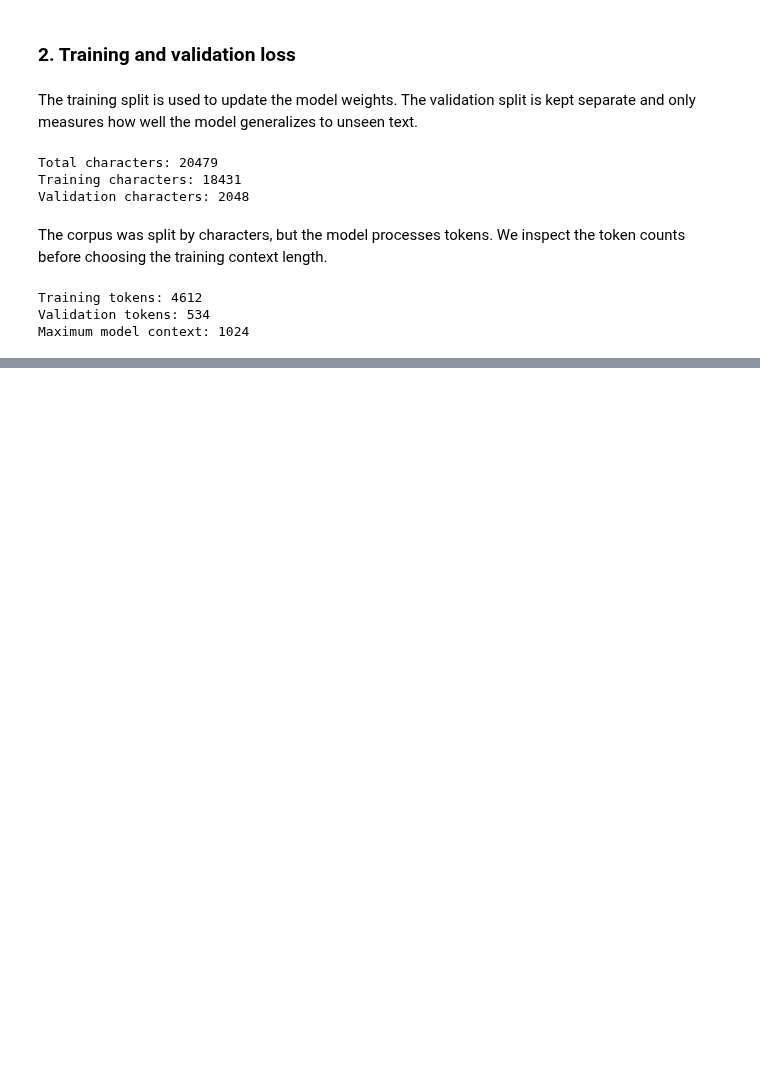
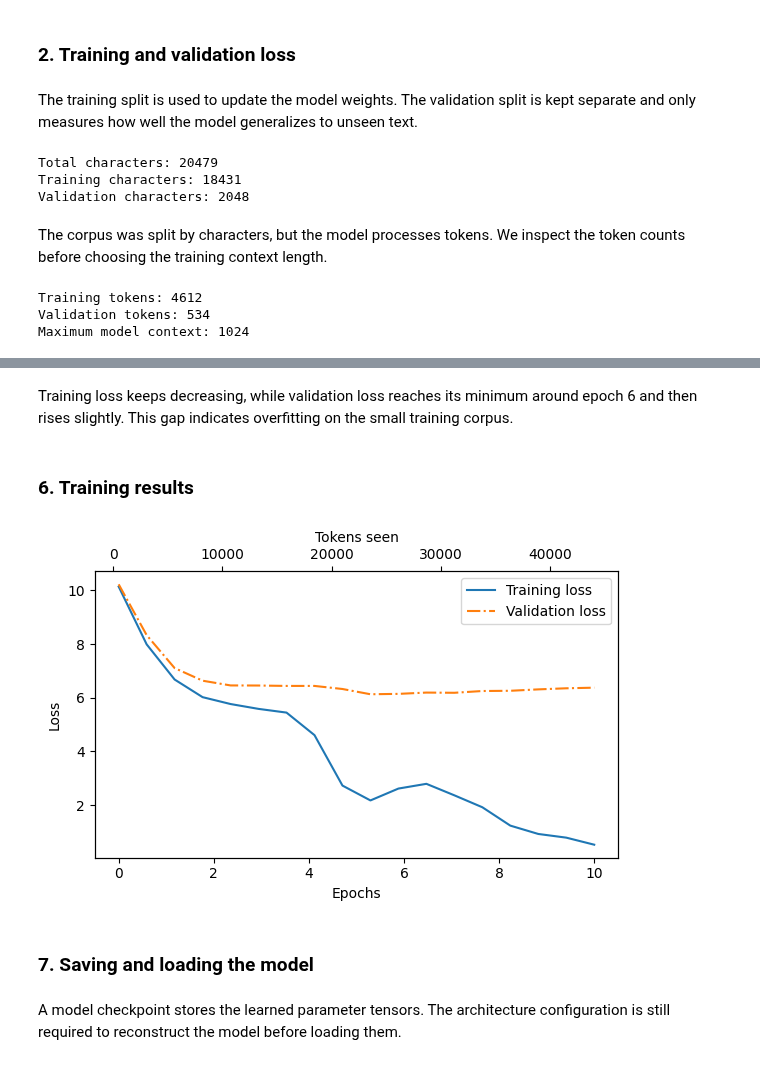
Before and after one commit to sergiogomezz/llm-lab, a Jupyter notebook: 01_pretraining/mini_gpt/notebooks/04_pretraining.ipynb, the cells around one changed output, grey strips where cells are left out. Cells and saved outputs as stored; diff of their text form; code cells hidden in the pictures; blank space fills up the shorter version.

```diff
--- a/01_pretraining/mini_gpt/notebooks/04_pretraining.ipynb
+++ b/01_pretraining/mini_gpt/notebooks/04_pretraining.ipynb
@@ -339,0 +499,13 @@ Maximum model context: 1024
+# %%
+optimizer = torch.optim.AdamW(
+    model.parameters(),
+    lr=4e-4,
+    weight_decay=0.1,
+)
+
+num_epochs = 10
+
+print("Optimizer:", optimizer.__class__.__name__)
+print("Learning rate:", optimizer.param_groups[0]["lr"])
+print("Weight decay:", optimizer.param_groups[0]["weight_decay"])
+print("Epochs:", num_epochs)
@@ -339,0 +699,17 @@ Maximum model context: 1024
+# %%
+torch.manual_seed(123)
+
+train_losses, val_losses, tokens_seen = (
+    train_model_simple(
+        model=model,
+        train_loader=train_loader,
+        val_loader=val_loader,
+        optimizer=optimizer,
+        device=device,
+        num_epochs=num_epochs,
+        eval_freq=5,
+        eval_iter=1,
+        start_context="Every effort moves you",
+        tokenizer=tokenizer,
+    )
+)
@@ -339,0 +734,4 @@ Maximum model context: 1024
+# %% [markdown]
+Training loss keeps decreasing, while validation loss reaches its minimum around epoch 6 and then rises slightly. This gap indicates overfitting on the small training corpus.
+# %% [markdown]
+### 6. Training results
@@ -339,0 +781,19 @@ Maximum model context: 1024
+# %%
+epochs_seen = torch.linspace(
+    0,
+    num_epochs,
+    len(train_losses),
+)
+
+plot_losses(
+    epochs_seen,
+    tokens_seen,
+    train_losses,
+    val_losses,
+)
+# %% [output]
+[figure, added]
+# %% [markdown]
+### 7. Saving and loading the model
+# %% [markdown]
+A model checkpoint stores the learned parameter tensors. The architecture configuration is still required to reconstruct the model before loading them.
```
Also changed, not shown: parts of 25 cells of this notebook.
